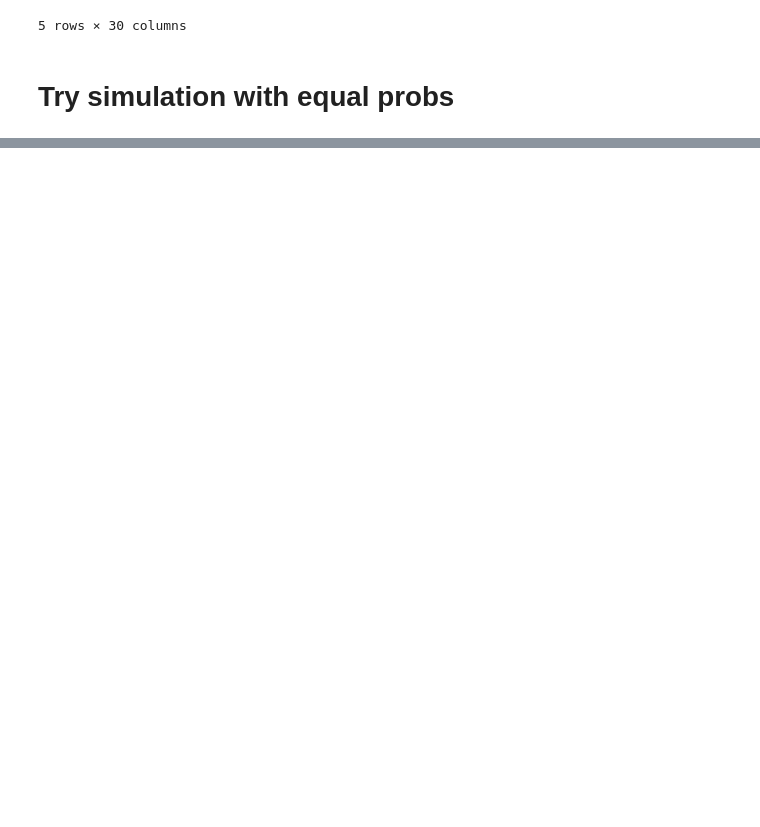
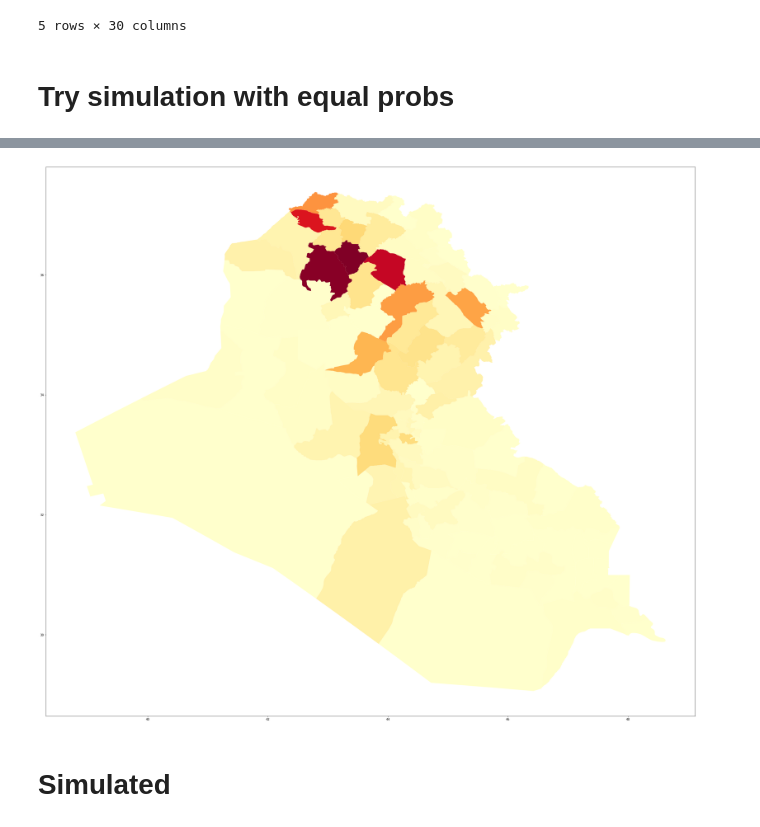
Before and after one commit to tamos/MACS30200proj, a Jupyter notebook: IQ_displacement_exploratory.ipynb, the cells around one changed output, grey strips where cells are left out. Cells and saved outputs as stored; diff of their text form; code cells hidden in the pictures; blank space fills up the shorter version.

```diff
--- a/IQ_displacement_exploratory.ipynb
+++ b/IQ_displacement_exploratory.ipynb
@@ -192,7 +194,8 @@ def random_walker(adj_matrix, start, walk, remaining_length):
 
 def make_walk(adj_mat, start, num_steps, places):
     walk_record = random_walker(adj_mat, start, [], num_steps)
-    return [(places[i], places[j]) for i, j in walk_record]
+    #return [(places[i], places[j]) for i, j in walk_record]
+    return walk_record
 # %%
 acled.head()
 # %% [output]
@@ -226,4 +229,4 @@ walks = []
 for i in result_list:
     val = i["OBJECTID"].values
     if len(val) == 1:
-        walks.append(make_walk(adj_mat, val[0] - 1 , 1000, places))
+        walks.append(make_walk(adj_mat, val[0] - 1 , 100, places))
@@ -251,0 +266,16 @@ plt.show()
+# %%
+iq_dist2  = iq_dist.copy()
+iq_dist2['counts'] = 0
+
+to_do = [dfd, dfr]   # limited for now
+for j in to_do:
+    for i in j.itertuples():
+        check = iq_dist['geometry'].contains(i.points)
+        iq_dist2.loc[check, 'counts'] += i.counts
+    break
+# %%
+iq_dist2.plot(column = 'counts', cmap = 'YlOrRd');
+# %% [output]
+[figure, added]
+# %% [markdown]
+# Simulated
```
Also changed, not shown: parts of 9 cells of this notebook.
